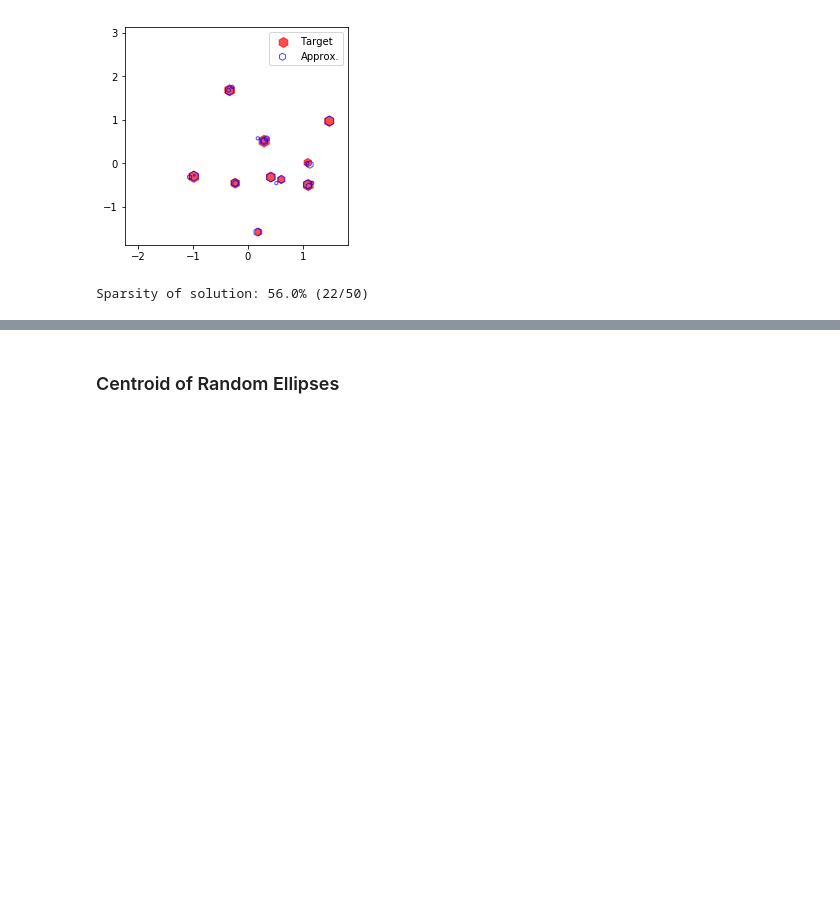
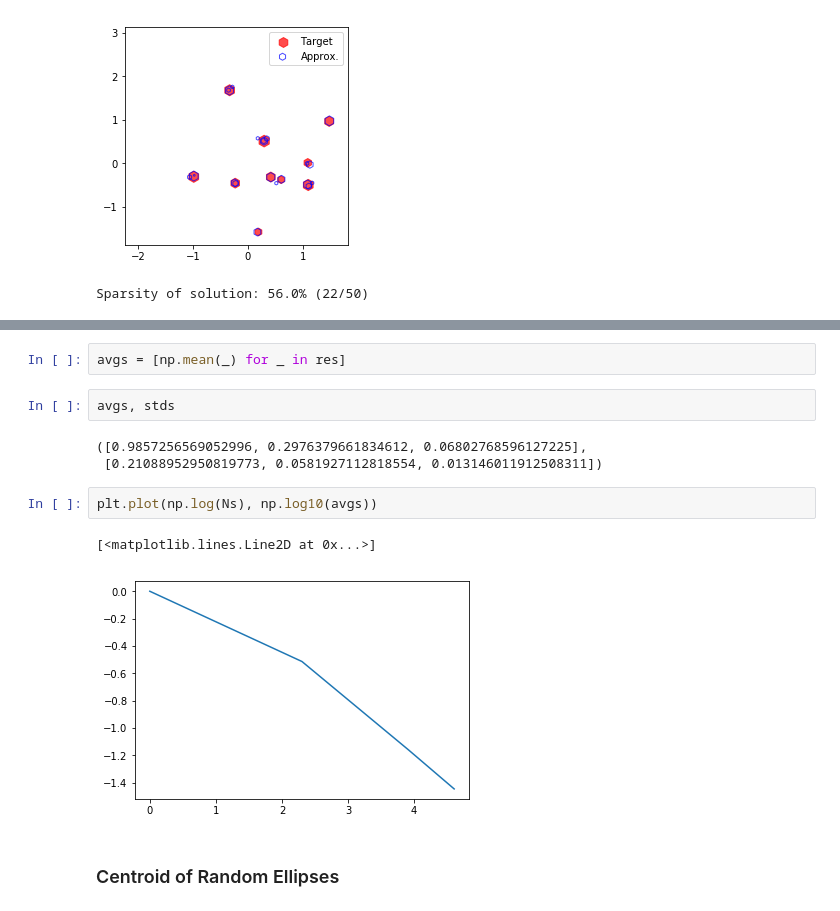
Before and after one commit to gallego-posada/gait, a Jupyter notebook: metric_it.ipynb, the cells around one changed output, grey strips where cells are left out. Saved outputs shown, nothing was run; the diff lists cells and outputs as text; blank space fills up the shorter version.

```diff
--- a/metric_it.ipynb
+++ b/metric_it.ipynb
@@ -170,3 +339,15 @@ Sparsity of solution: 56.0% (22/50)
+# %%
+avgs = [np.mean(_) for _ in res]
+# %%
+avgs, stds
+# %% [output]
+([0.9857256569052996, 0.2976379661834612, 0.06802768596127225],
+ [0.21088952950819773, 0.0581927112818554, 0.013146011912508311])
+# %%
+plt.plot(np.log(Ns), np.log10(avgs))
+# %% [output]
+[<matplotlib.lines.Line2D at 0x...>]
+[figure, added]
 # %% [markdown]
 ### Centroid of Random Ellipses
 # %%
```
Also changed, not shown: parts of 26 cells of this notebook, 6 other files.
